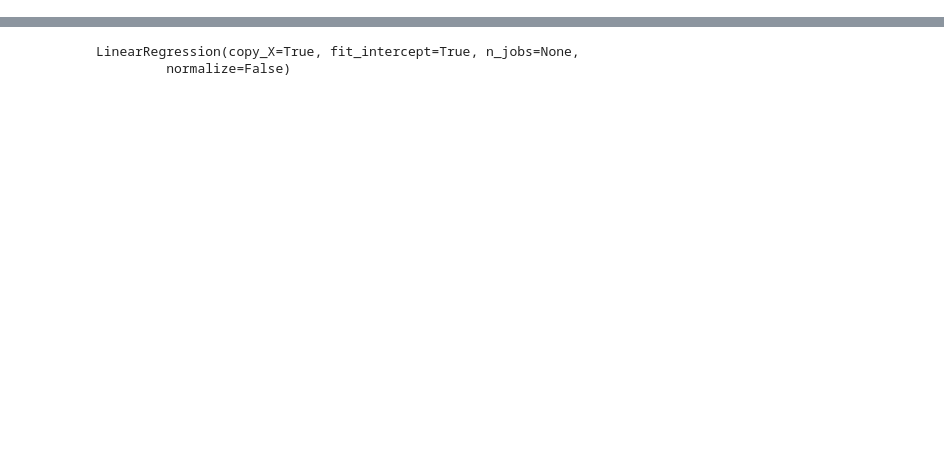
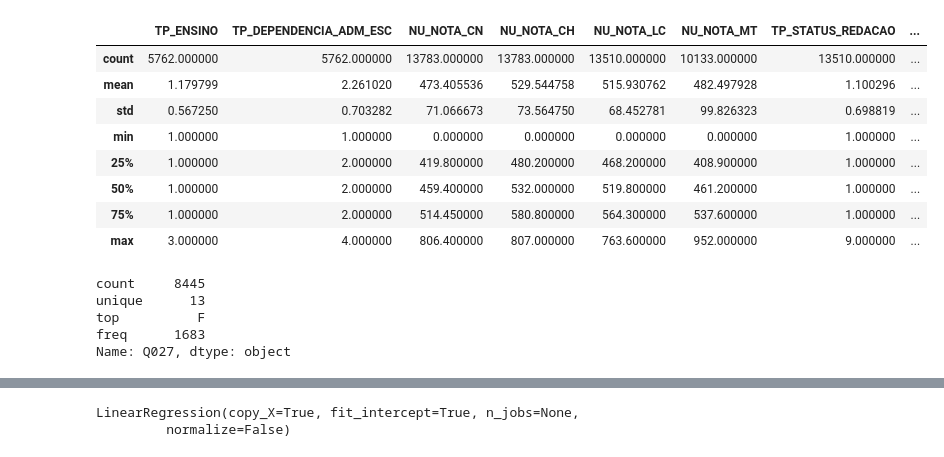
Before and after one commit to nilsoncunha/portfolio, a Jupyter notebook: ENEM/Untitled.ipynb, the cells around one changed output, grey strips where cells are left out. Cells and saved outputs as stored; diff of their text form; code cells hidden in the pictures; blank space fills up the shorter version.

```diff
--- a/ENEM/Untitled.ipynb
+++ b/ENEM/Untitled.ipynb
@@ -71,0 +10,3 @@ X1 = train.loc[:, ['NU_NOTA_CH','NU_NOTA_CN','NU_NOTA_LC','Q006','Q024','Q025','
+# %%
+train_idx = train.shape[0]
+test.idx = test.shape[0]
@@ -71,0 +16,2 @@ X1 = train.loc[:, ['NU_NOTA_CH','NU_NOTA_CN','NU_NOTA_LC','Q006','Q024','Q025','
+# %%
+base = pd.concat(objs=[train, test], axis=0, sort=False).reset_index(drop=True)
@@ -71,0 +32,13 @@ X1 = train.loc[:, ['NU_NOTA_CH','NU_NOTA_CN','NU_NOTA_LC','Q006','Q024','Q025','
+# %%
+base.drop(['Unnamed: 0','NU_ANO','CO_MUNICIPIO_RESIDENCIA','NO_MUNICIPIO_RESIDENCIA','TP_ESTADO_CIVIL','CO_MUNICIPIO_NASCIMENTO','NO_MUNICIPIO_NASCIMENTO','CO_UF_NASCIMENTO',
+                  'SG_UF_NASCIMENTO','CO_ESCOLA','CO_MUNICIPIO_ESC','NO_MUNICIPIO_ESC','CO_UF_ESC','SG_UF_ESC','TP_LOCALIZACAO_ESC','TP_SIT_FUNC_ESC',
+                  'IN_DEFICIENCIA_AUDITIVA','IN_SURDO_CEGUEIRA','IN_DEFICIENCIA_FISICA','IN_DEFICIENCIA_MENTAL','IN_DEFICIT_ATENCAO','IN_AUTISMO',
+                  'IN_VISAO_MONOCULAR','IN_OUTRA_DEF','IN_LACTANTE','IN_ESTUDA_CLASSE_HOSPITALAR','IN_SEM_RECURSO','IN_BRAILLE','IN_AMPLIADA_24','IN_AMPLIADA_18',
+                  'IN_LEDOR','IN_ACESSO','IN_TRANSCRICAO','IN_LIBRAS','IN_LEITURA_LABIAL','IN_MESA_CADEIRA_RODAS','IN_MESA_CADEIRA_SEPARADA','IN_APOIO_PERNA','IN_GUIA_INTERPRETE',
+                   'IN_MACA','IN_COMPUTADOR','IN_CADEIRA_ESPECIAL','IN_CADEIRA_CANHOTO','IN_CADEIRA_ACOLCHOADA','IN_PROVA_DEITADO','IN_MOBILIARIO_OBESO','IN_LAMINA_OVERLAY',
+                   'IN_PROTETOR_AURICULAR','IN_MEDIDOR_GLICOSE','IN_MAQUINA_BRAILE','IN_SOROBAN','IN_MARCA_PASSO','IN_SONDA','IN_MEDICAMENTOS','IN_SALA_INDIVIDUAL','IN_SALA_ESPECIAL',
+                   'IN_SALA_ACOMPANHANTE','IN_MOBILIARIO_ESPECIFICO','IN_MATERIAL_ESPECIFICO','IN_NOME_SOCIAL','IN_CERTIFICADO','NO_ENTIDADE_CERTIFICACAO','CO_UF_ENTIDADE_CERTIFICACAO',
+                   'SG_UF_ENTIDADE_CERTIFICACAO','CO_MUNICIPIO_PROVA','NO_MUNICIPIO_PROVA','CO_UF_PROVA','SG_UF_PROVA','TP_PRESENCA_MT','TX_RESPOSTAS_CN','TX_RESPOSTAS_CH',
+                   'TX_RESPOSTAS_LC','TX_RESPOSTAS_MT','TX_GABARITO_CN','TX_GABARITO_CH','TX_GABARITO_LC','TX_GABARITO_MT','Q003','Q004','Q005','Q007','Q008','Q009','Q010','Q011','Q012',
+                   'Q013','Q014','Q015','Q016','Q017','Q018','Q019','Q020','Q021','Q022','Q023','Q028','Q029','Q030','Q031','Q032','Q033','Q034','Q035','Q036','Q037','Q038',
+                   'Q039','Q040','Q041','Q042','Q043','Q044','Q045','Q046','Q048','Q049','Q050'], axis=1, inplace=True)
@@ -71,0 +75,13 @@ X1 = train.loc[:, ['NU_NOTA_CH','NU_NOTA_CN','NU_NOTA_LC','Q006','Q024','Q025','
+# %%
+base[['TP_ENSINO','TP_DEPENDENCIA_ADM_ESC','NU_NOTA_CN','NU_NOTA_CH','NU_NOTA_LC','NU_NOTA_MT','TP_STATUS_REDACAO','NU_NOTA_COMP1','NU_NOTA_COMP2',
+     'NU_NOTA_COMP3','NU_NOTA_COMP4','NU_NOTA_COMP5','NU_NOTA_REDACAO']].describe()
+# %% [output]
+|  | TP_ENSINO | TP_DEPENDENCIA_ADM_ESC | NU_NOTA_CN | NU_NOTA_CH | NU_NOTA_LC | NU_NOTA_MT | TP_STATUS_REDACAO | ... |
+| count | 5762.000000 | 5762.000000 | 13783.000000 | 13783.000000 | 13510.000000 | 10133.000000 | 13510.000000 | ... |
+| mean | 1.179799 | 2.261020 | 473.405536 | 529.544758 | 515.930762 | 482.497928 | 1.100296 | ... |
+| std | 0.567250 | 0.703282 | 71.066673 | 73.564750 | 68.452781 | 99.826323 | 0.698819 | ... |
+| min | 1.000000 | 1.000000 | 0.000000 | 0.000000 | 0.000000 | 0.000000 | 1.000000 | ... |
+| 25% | 1.000000 | 2.000000 | 419.800000 | 480.200000 | 468.200000 | 408.900000 | 1.000000 | ... |
+| 50% | 1.000000 | 2.000000 | 459.400000 | 532.000000 | 519.800000 | 461.200000 | 1.000000 | ... |
+| 75% | 1.000000 | 2.000000 | 514.450000 | 580.800000 | 564.300000 | 537.600000 | 1.000000 | ... |
+| max | 3.000000 | 4.000000 | 806.400000 | 807.000000 | 763.600000 | 952.000000 | 9.000000 | ... |
@@ -71,0 +127,8 @@ X1 = train.loc[:, ['NU_NOTA_CH','NU_NOTA_CN','NU_NOTA_LC','Q006','Q024','Q025','
+# %%
+base['Q027'].describe()
+# %% [output]
+count     8445
+unique      13
+top          F
+freq      1683
+Name: Q027, dtype: object
```
Also changed, not shown: parts of 77 cells of this notebook, 4 other files.
